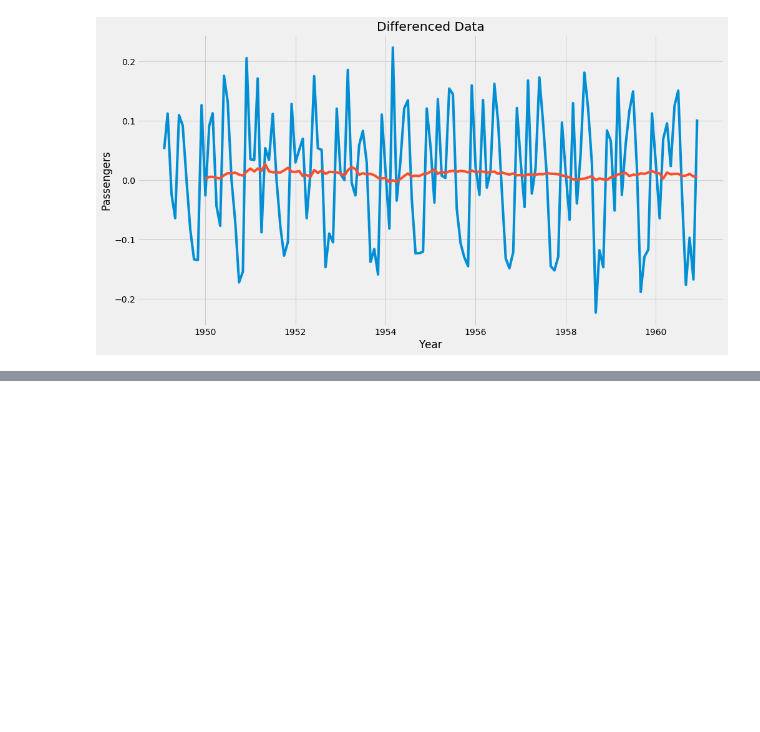
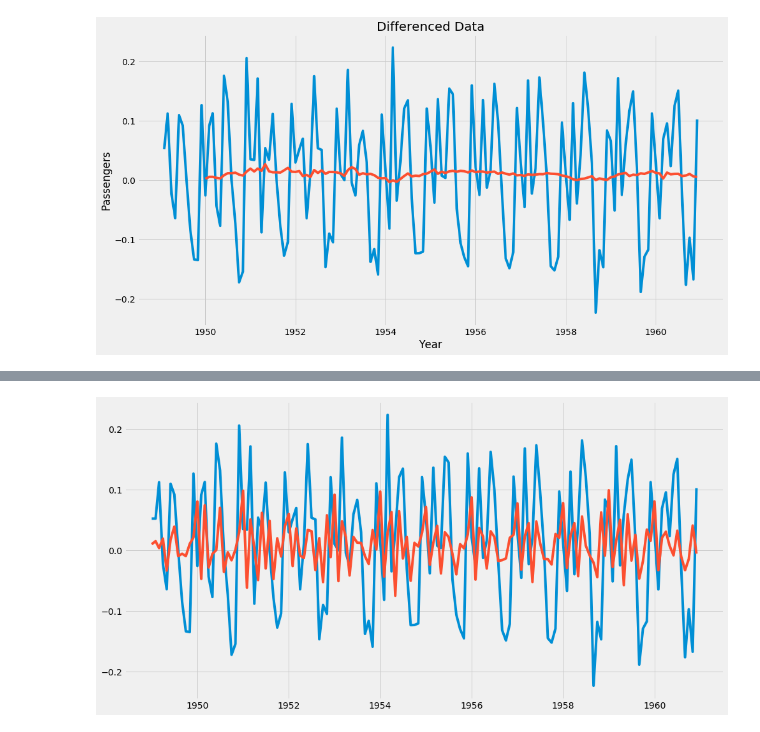
Before and after one commit to VictorOmondi1997/Time-Series-Analysis, a Jupyter notebook: Time Series Analysis.ipynb, the cells around one changed output, grey strips where cells are left out. Saved outputs shown, nothing was run; the diff lists cells and outputs as text; code cells hidden in the pictures; blank space fills up the shorter version.

```diff
--- a/Time Series Analysis.ipynb
+++ b/Time Series Analysis.ipynb
@@ -341,0 +451,8 @@ plt.show()
+# %%
+MA_model = ARIMA(passengers_diff, order=(0, 0, 2))
+MA_model_results = MA_model.fit()
+plt.plot(passengers_diff)
+plt.plot(MA_model_results.fittedvalues)
+plt.show()
+# %% [output]
+[figure, added]
```
Also changed, not shown: parts of 25 cells of this notebook.
